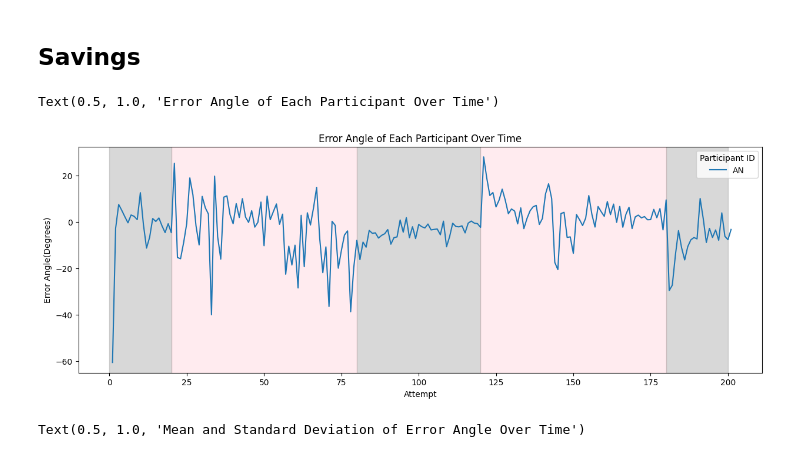
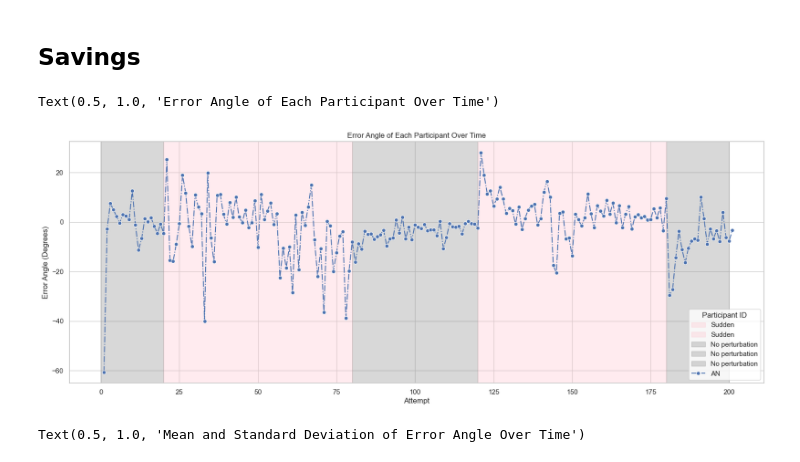
Before and after one commit to Ahmed-Eldably/neural_modelling_24, a Jupyter notebook: computatinal_motor_learning/02_saving_generalizations_interference/data_vizualization.ipynb, the cells around one changed output. Cells and saved outputs as stored; diff of their text form; code cells hidden in the pictures.

```diff
--- a/computatinal_motor_learning/02_saving_generalizations_interference/data_vizualization.ipynb
+++ b/computatinal_motor_learning/02_saving_generalizations_interference/data_vizualization.ipynb
@@ -3,6 +3,8 @@ import pandas as pd
 import matplotlib.pyplot as plt
 import seaborn as sns
 import numpy as np
+# %%
+sns.set_theme(style="whitegrid")
 # %%
 import os
 NOTEBOOK_PATH = os.getcwd()
@@ -61,26 +63,26 @@ experimental_conditions = {
 # %%
 # For each subject, calculate the mean error angle for each session
 mean_error_angles = subjects.groupby(['Participant ID', 'Session'])['Error Angle'].mean()
-plt.figure(figsize=(15, 5))
+plt.figure(figsize=(20, 7))
 # plot the target angle for each session
 # Mark regions of no perturbation and sudden perturbation.
 # For each region, shade the region with a different color
 experimental_condition_color_mapping= {
     'sudden': 'pink',
     'no perturbation': 'grey'
 }
 
 for region, region_limits in experimental_conditions.items():
     for region_limit in region_limits:
-        plt.axvspan(region_limit[0], region_limit[1], color=experimental_condition_color_mapping[region], alpha=0.3)
+        plt.axvspan(region_limit[0], region_limit[1], color=experimental_condition_color_mapping[region], alpha=0.3, label=region.capitalize())
 
-sns.lineplot(x='Attempt', y='Error Angle', data=subjects, hue='Participant ID')
+sns.lineplot(x='Attempt', y='Error Angle', data=subjects, hue='Participant ID', linestyle='-.', marker='o')
 plt.xlabel('Attempt')
-plt.ylabel('Error Angle(Degrees)')
+plt.ylabel('Error Angle (Degrees)')
 plt.title('Error Angle of Each Participant Over Time')
 # %% [output]
 Text(0.5, 1.0, 'Error Angle of Each Participant Over Time')
-[figure, old version]
+[figure, new version]
 # %%
 # Mean error angle over all particpants for each timestep
 mean_error_angles = subjects.groupby(['Attempt'])['Error Angle'].mean()
```
